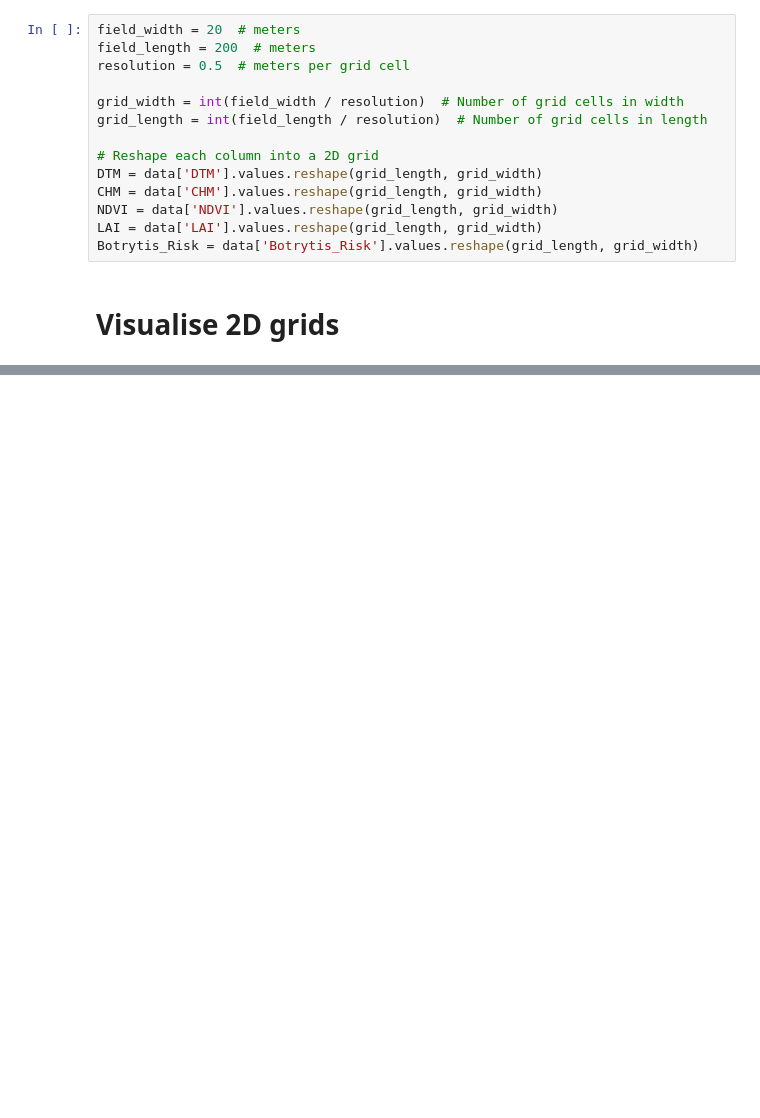
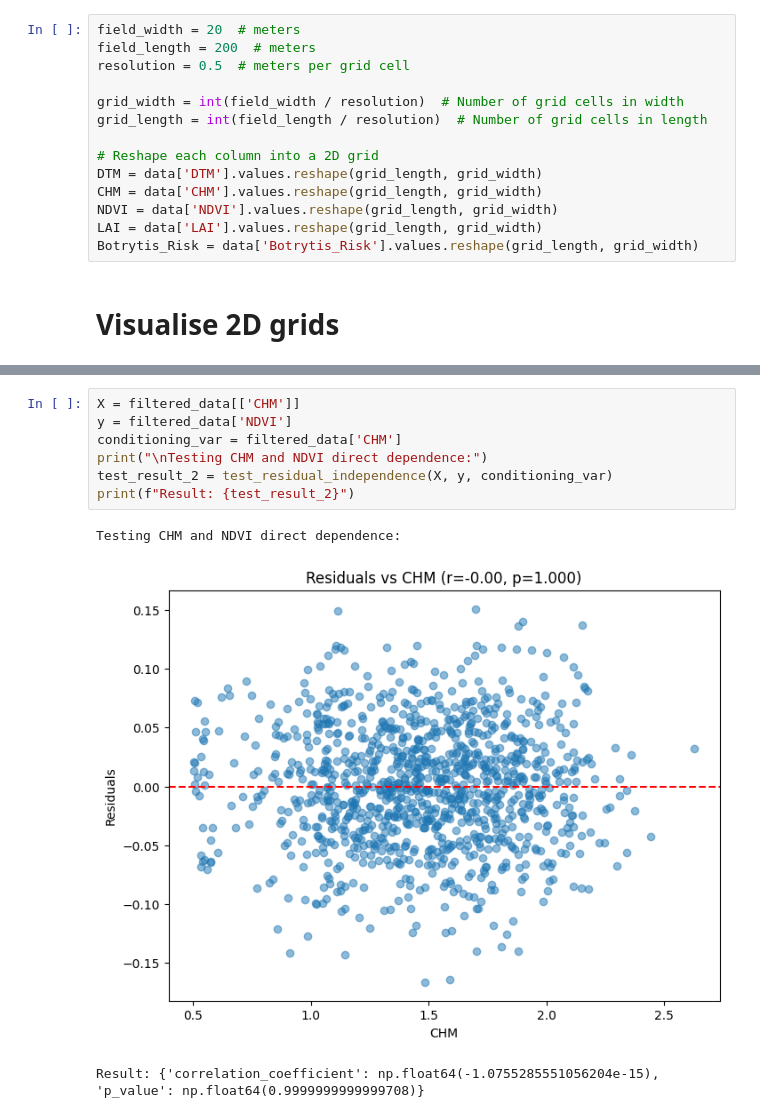
Before and after one commit to bcwein/PCS956-Project, a Jupyter notebook: notebooks/exploration.ipynb, the cells around one changed output, grey strips where cells are left out. Cells and saved outputs as stored; diff of their text form; blank space fills up the shorter version.

```diff
--- a/notebooks/exploration.ipynb
+++ b/notebooks/exploration.ipynb
@@ -104,0 +107,11 @@ plt.show()
+# %%
+X = filtered_data[['CHM']]
+y = filtered_data['NDVI']
+conditioning_var = filtered_data['CHM']
+print("\nTesting CHM and NDVI direct dependence:")
+test_result_2 = test_residual_independence(X, y, conditioning_var)
+print(f"Result: {test_result_2}")
+# %% [output]
+Testing CHM and NDVI direct dependence:
+[figure, added]
+Result: {'correlation_coefficient': np.float64(-1.0755285551056204e-15), 'p_value': np.float64(0.9999999999999708)}
```
Also changed, not shown: parts of 13 cells of this notebook.
